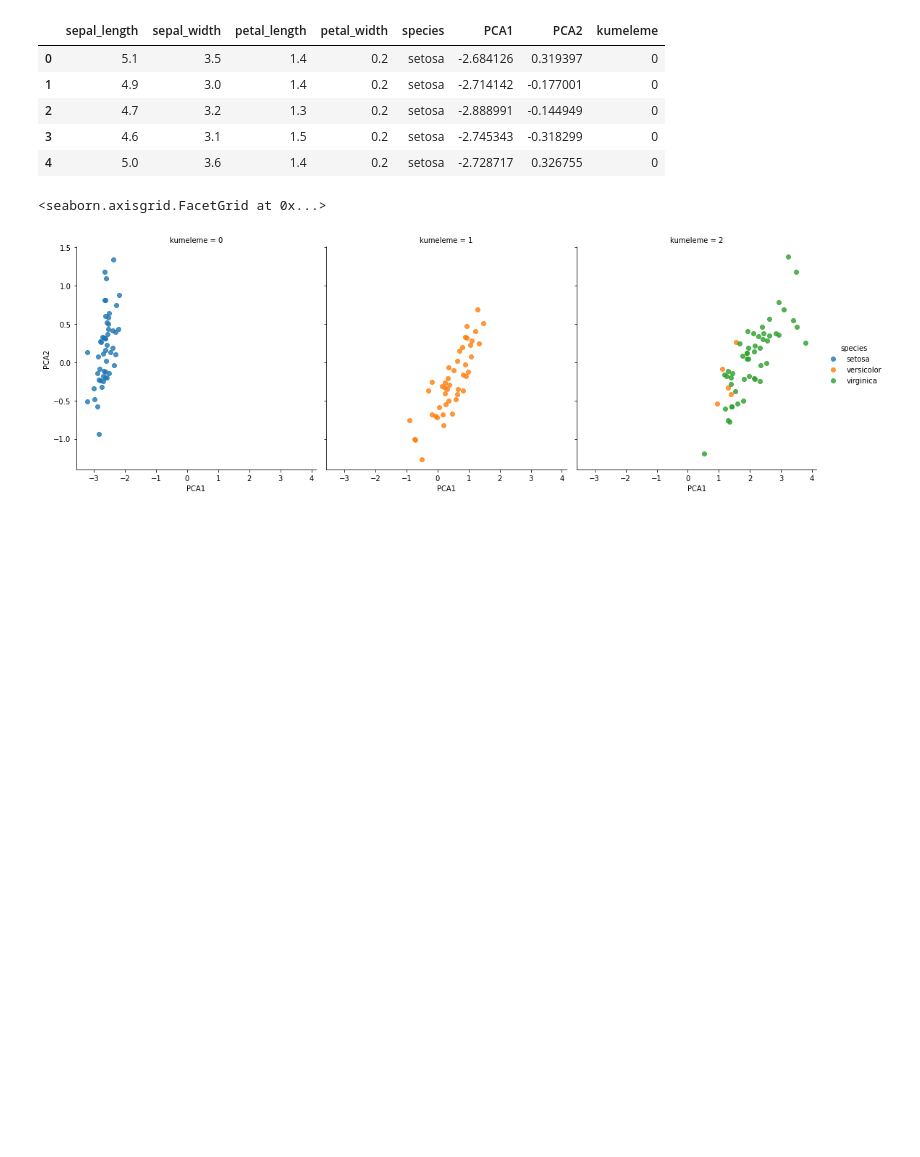
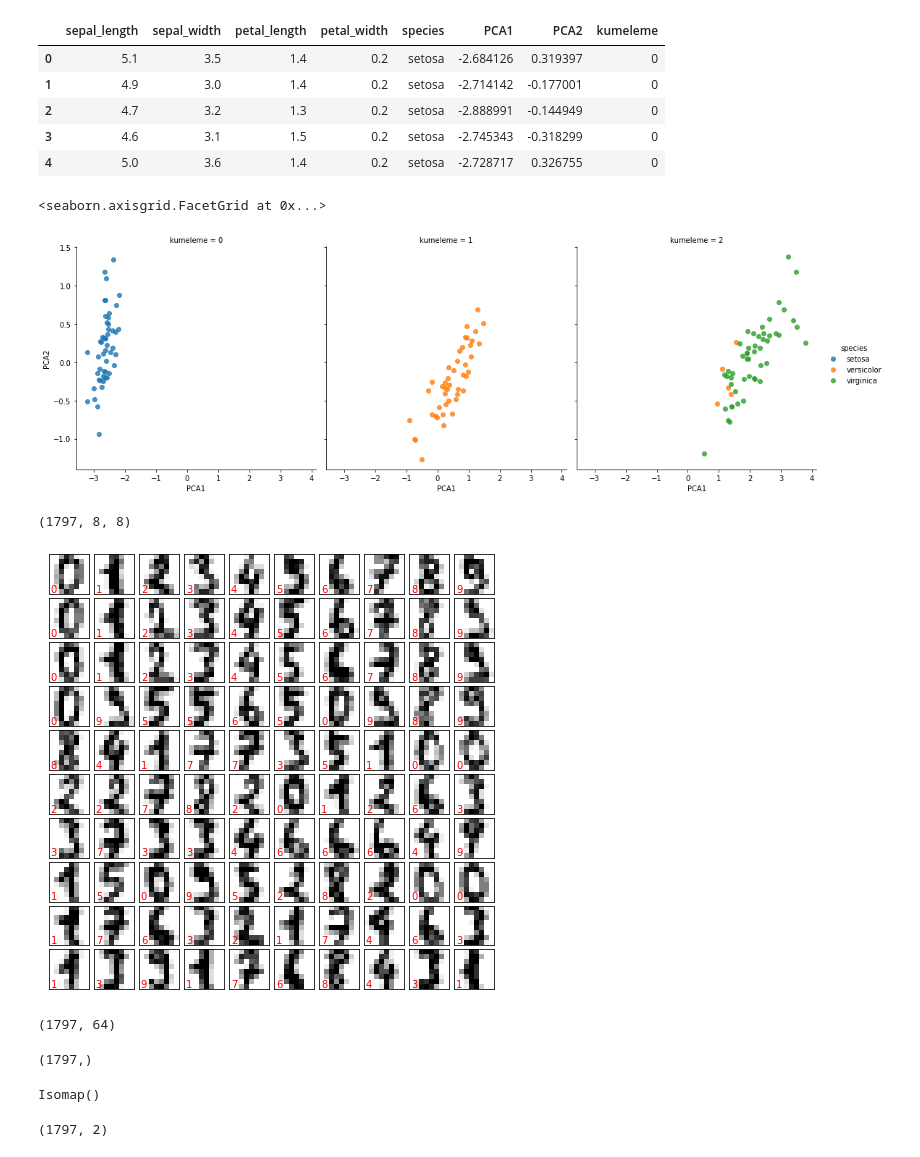
Before and after one commit to kuyucuk/Multilabel, a Jupyter notebook: tez_kod/Makine Öğrenmesi/machine_learning_lessons.ipynb, the cells around one changed output. Saved outputs shown, nothing was run; the diff lists cells and outputs as text; code cells hidden in the pictures; blank space fills up the shorter version.

```diff
--- a/tez_kod/Makine Öğrenmesi/machine_learning_lessons.ipynb
+++ b/tez_kod/Makine Öğrenmesi/machine_learning_lessons.ipynb
@@ -290,3 +290,39 @@ sns.lmplot('PCA1', 'PCA2', hue='species', data=iris,col='kumeleme', fit_reg=Fals
 # %% [output]
 <seaborn.axisgrid.FacetGrid at 0x...>
 [figure]
+# %%
+from sklearn.datasets import load_digits
+digits=load_digits()
+digits.images.shape
+# %% [output]
+(1797, 8, 8)
+# %%
+flg, axes=plt.subplots(10,10, figsize=(8,8), subplot_kw={'xticks':[],'yticks':[]},
+                      gridspec_kw=dict(hspace=0.1,wspace=0.1))
+
+for i, ax in enumerate(axes.flat):
+    ax.imshow(digits.images[i], cmap='binary', interpolation='nearest')
+    ax.text(0.05,0.05,str(digits.target[i]),transform=ax.transAxes, color='red')
+# %% [output]
+[figure, added]
+# %%
+X=digits.data
+y=digits.target
+X.shape
+# %% [output]
+(1797, 64)
+# %%
+y.shape
+# %% [output]
+(1797,)
+# %%
+from sklearn.manifold import Isomap
+iso=Isomap(n_components=2)
+iso.fit(X)
+# %% [output]
+Isomap()
+# %%
+data2=iso.transform(X)
+data2.shape
+# %% [output]
+(1797, 2)
```
Also changed, not shown: parts of 8 cells of this notebook.
